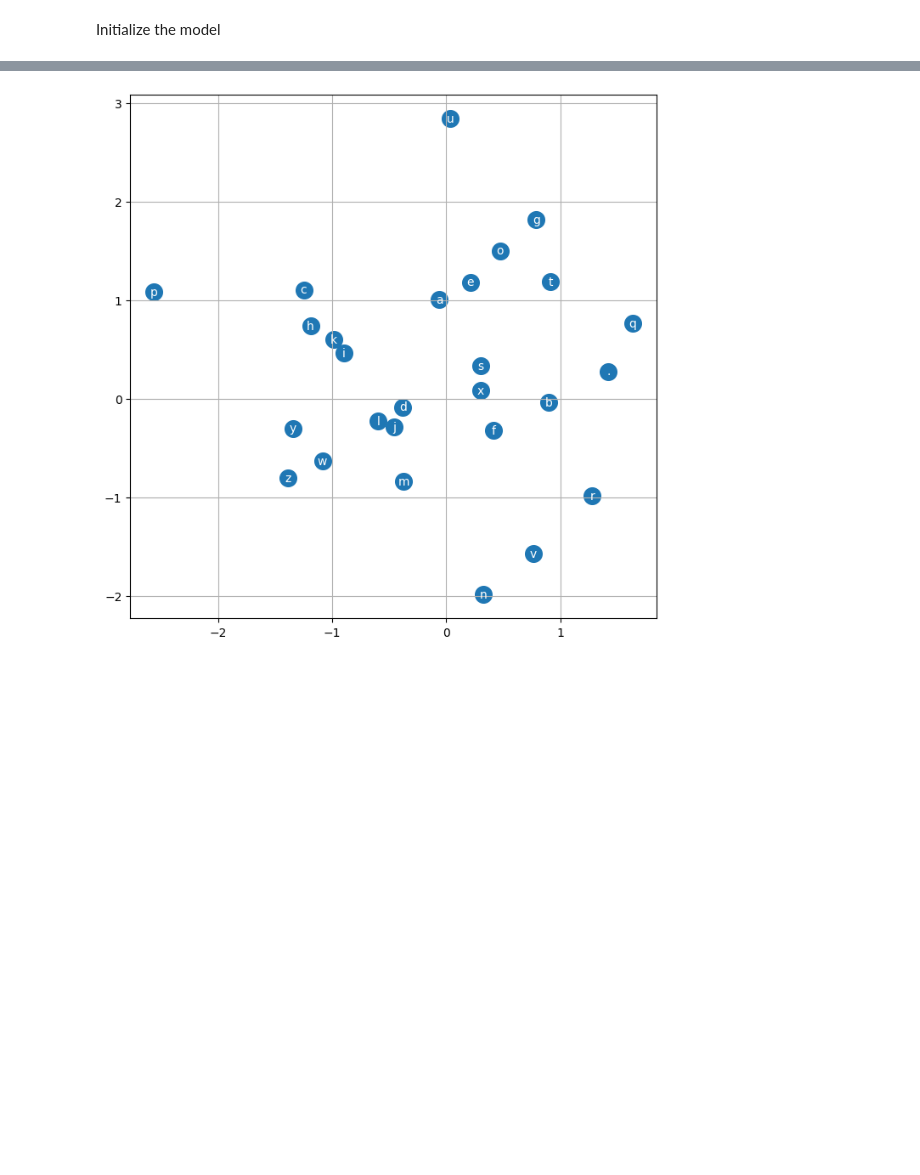
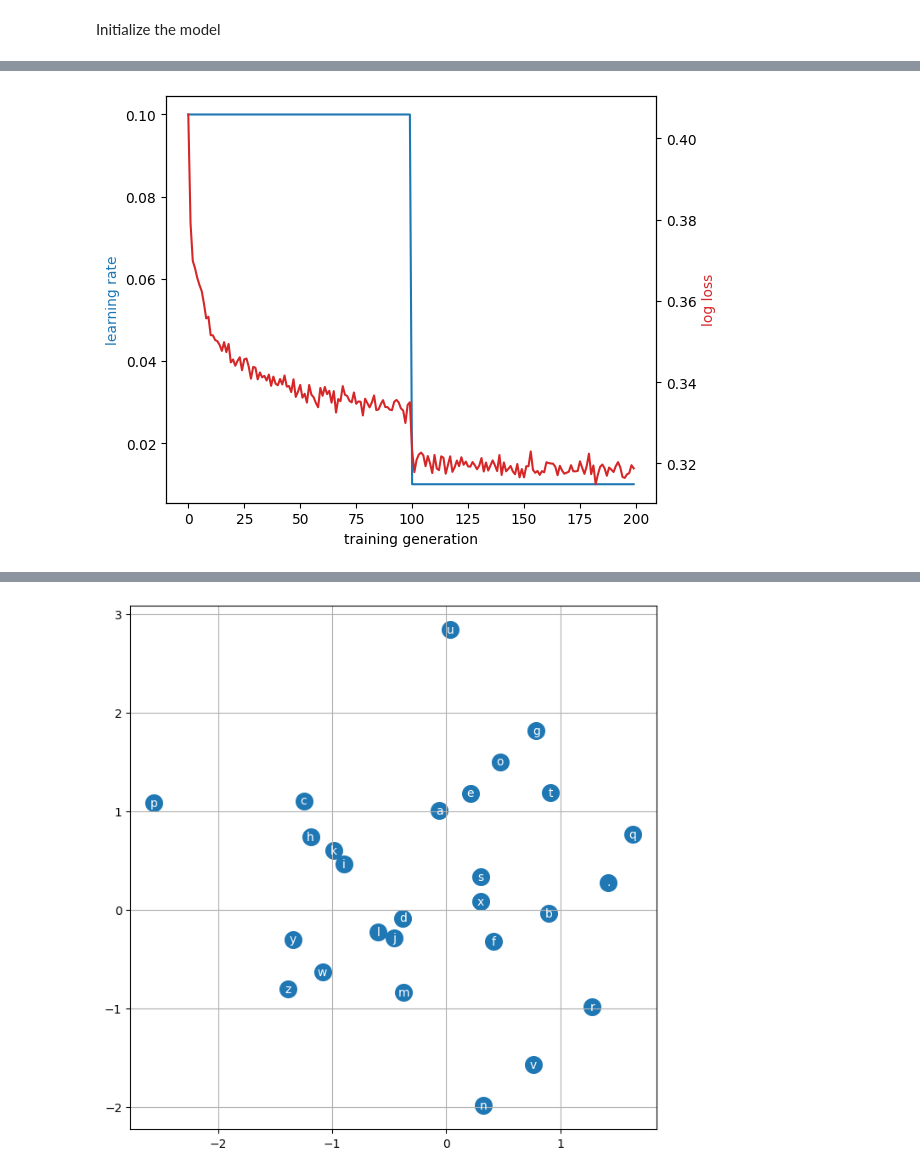
Before and after one commit to butaud/makemore, a Jupyter notebook: building_makemore_part_5.ipynb, the cells around one changed output, grey strips where cells are left out. Saved outputs shown, nothing was run; the diff lists cells and outputs as text; code cells hidden in the pictures; blank space fills up the shorter version.

Commit message:
making embedding and flatten layers

```diff
--- a/building_makemore_part_5.ipynb
+++ b/building_makemore_part_5.ipynb
@@ -141,24 +173,20 @@ class Tanh:
 Initialize the model
 # %%
 # model params
-g = torch.Generator().manual_seed(2147483647) # for reproducibility
-C = torch.randn((vocab_size, EMBEDDING_DIMENSIONALITY), generator=g)
+torch.manual_seed(42)
 
 layers = [
-    Linear(INPUT_NEURON_COUNT, HIDDEN_LAYER_SIZE, g), BatchNorm1d(HIDDEN_LAYER_SIZE), Tanh(),
-    Linear( HIDDEN_LAYER_SIZE, HIDDEN_LAYER_SIZE, g), BatchNorm1d(HIDDEN_LAYER_SIZE), Tanh(),
-    Linear( HIDDEN_LAYER_SIZE, vocab_size, g), BatchNorm1d(vocab_size),
+    Embedding(vocab_size, EMBEDDING_DIMENSIONALITY),
+    Flatten(),
+    Linear(INPUT_NEURON_COUNT, HIDDEN_LAYER_SIZE, bias=False), BatchNorm1d(HIDDEN_LAYER_SIZE), Tanh(),
+    Linear( HIDDEN_LAYER_SIZE, vocab_size),
 ]
 
 with torch.no_grad():
   # last layer: make less confident
-  layers[-1].gamma *= 0.1
-  # all other layers: apply gain
-  for layer in layers[:-1]:
-    if isinstance(layer, Linear):
-      layer.weight *= 5/3
+  layers[-1].weight *= 0.1
 
-parameters = [C] + [p for layer in layers for p in layer.parameters()]
+parameters = [p for layer in layers for p in layer.parameters()]
 print(sum(p.nelement() for p in parameters))
 for p in parameters:
   p.requires_grad = True
@@ -179,24 +207,20 @@ def calculate_learning_rate(current_pass, total_passes):
 # %%
 lri = []
 lossi = []
-#ud = []
 
 for i in range(TRAINING_PASSES):
 
   # minibatch construct
-  ix = torch.randint(0, Xtr.shape[0], (BATCH_SIZE,), generator=g)
+  ix = torch.randint(0, Xtr.shape[0], (BATCH_SIZE,))
   Xb, Yb = Xtr[ix], Ytr[ix]
 
   # forward pass
-  emb = C[Xb] # embed the characters into the vectors
-  x = emb.view(-1, INPUT_NEURON_COUNT) # concatenate the vectors
+  x = Xb
   for layer in layers:
     x = layer(x)
   loss = F.cross_entropy(x, Yb)
 
   # backward pass
-  for layer in layers:
-    layer.out.retain_grad() # AFTER_DEBUG: would take out retain_grad
   for p in parameters:
     p.grad = None
   loss.backward()
@@ -210,8 +234,6 @@ for i in range(TRAINING_PASSES):
   lri.append(lr)
   lossi.append(loss.log10().item())
 
-  #with torch.no_grad():
-    #ud.append([(lr*p.grad.std() / p.data.std()).log10().item() for p in parameters])
   if i % 10000 == 0:
     print(f'{i:7d}/{TRAINING_PASSES:7d}: {loss.item():.4f}')
 
@@ -241,3 +263,22 @@ for i in range(TRAINING_PASSES):
+# %%
+fig, ax1 = plt.subplots()
+
+color = "tab:blue"
+ax1.set_xlabel('training generation')
+ax1.set_ylabel('learning rate', color=color)
+ax1.plot(torch.tensor(lri).view(-1, 1000).mean(1), color=color)
+
+color = "tab:red"
+ax2 = ax1.twinx()
+ax2.set_ylabel('log loss', color=color)
+ax2.plot(torch.tensor(lossi).view(-1, 1000).mean(1), color=color)
+
+fig.tight_layout()
+plt.show()
+# plt.plot(torch.tensor(lri).view(-1, 1000).mean(1), )
+# plt.plot(torch.tensor(lossi).view(-1, 1000).mean(1))
+# %% [output]
+[figure, added]
 # %%
 plt.figure(figsize=(20, 4))
 legends = []
```
Also changed, not shown: parts of 12 cells of this notebook.
